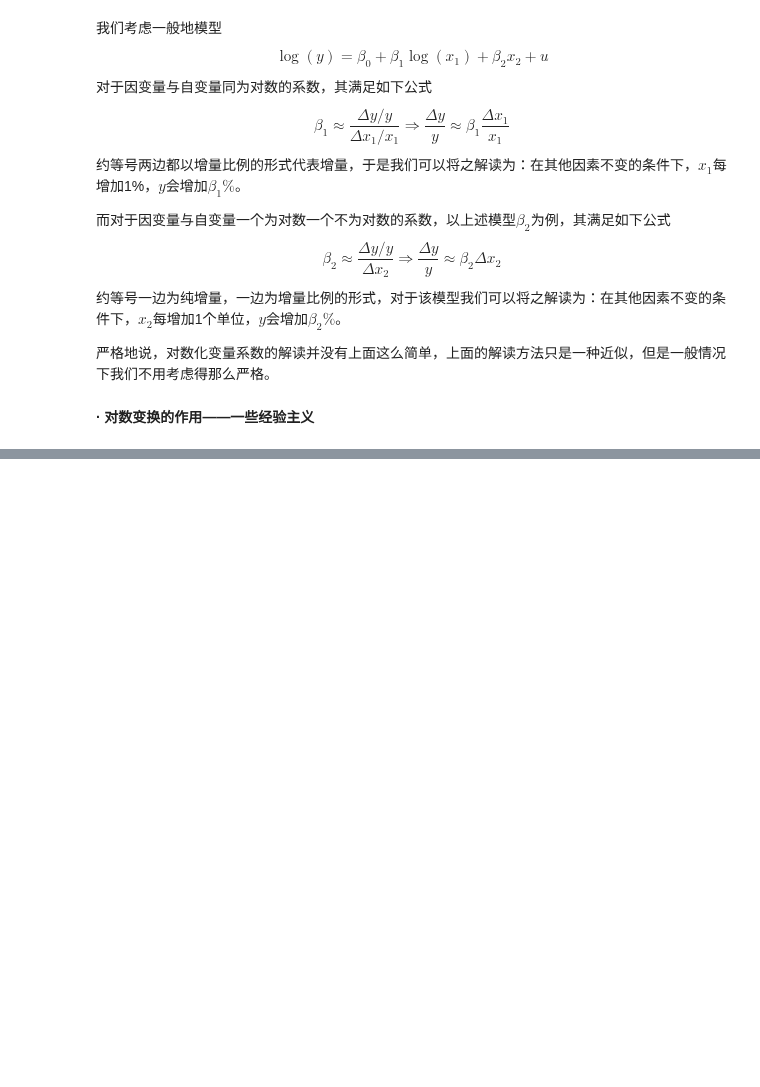
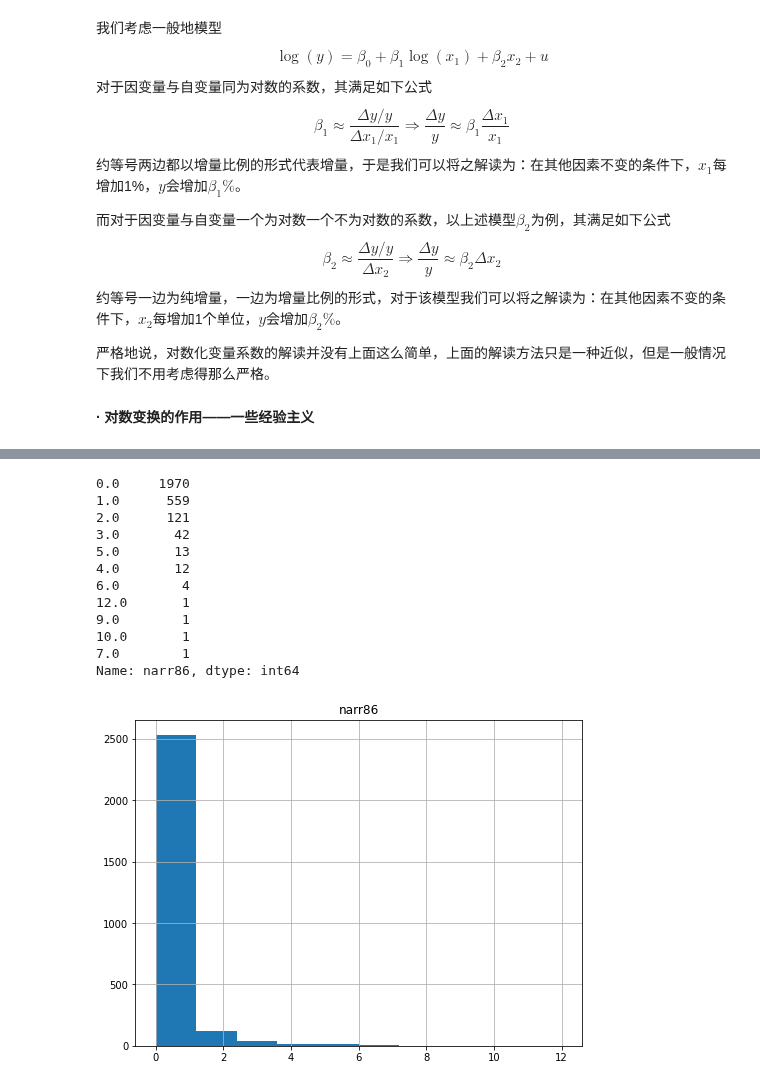
Before and after one commit to Git-Model/Modeling-Universe, a Jupyter notebook: Data-Story/统计分析之回归分析/回归.ipynb, the cells around one changed output, grey strips where cells are left out. Cells and saved outputs as stored; diff of their text form; code cells hidden in the pictures; blank space fills up the shorter version.

```diff
--- a/Data-Story/统计分析之回归分析/回归.ipynb
+++ b/Data-Story/统计分析之回归分析/回归.ipynb
@@ -1314,0 +1628,19 @@ $$
+# %%
+# 频数直方图
+crime1=pd.read_stata('crime1.dta')
+crime1.hist(column='narr86',figsize=(8,6))
+print(crime1.narr86.value_counts())
+# %% [output]
+0.0     1970
+1.0      559
+2.0      121
+3.0       42
+5.0       13
+4.0       12
+6.0        4
+12.0       1
+9.0        1
+10.0       1
+7.0        1
+Name: narr86, dtype: int64
+[figure, added]
```
Also changed, not shown: parts of 139 cells of this notebook.
